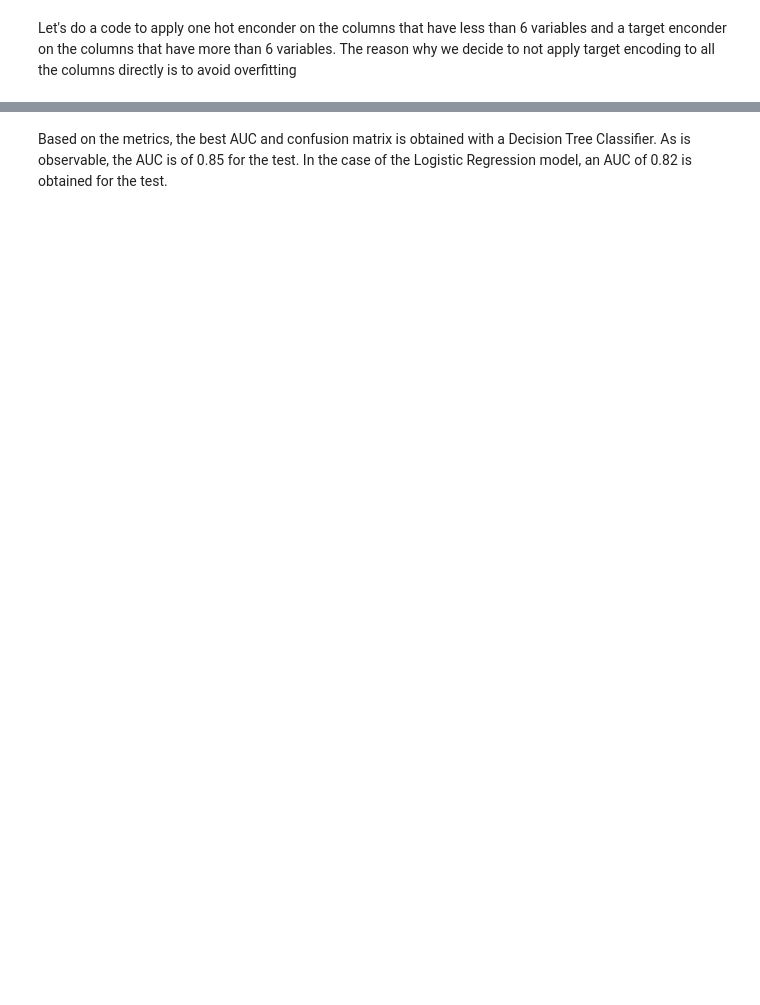
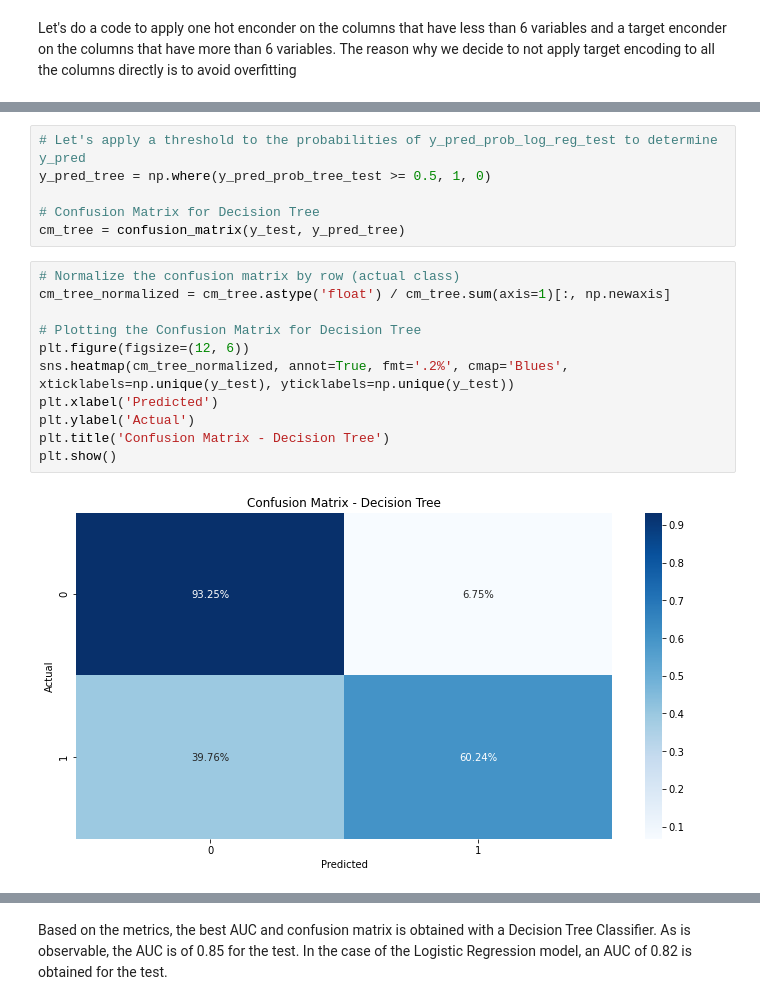
Before and after one commit to mbarriola96/Predicting_faulty_pumps, a Jupyter notebook: notebooks/04_primary_notebook.ipynb, the cells around one changed output, grey strips where cells are left out. Saved outputs shown, nothing was run; the diff lists cells and outputs as text; blank space fills up the shorter version.

```diff
--- a/notebooks/04_primary_notebook.ipynb
+++ b/notebooks/04_primary_notebook.ipynb
@@ -198,0 +833,19 @@ The confusion matrix indicates that the model has a high rate of false negatives
+# %%
+# Let's apply a threshold to the probabilities of y_pred_prob_log_reg_test to determine y_pred
+y_pred_tree = np.where(y_pred_prob_tree_test >= 0.5, 1, 0)
+
+# Confusion Matrix for Decision Tree
+cm_tree = confusion_matrix(y_test, y_pred_tree)
+# %%
+# Normalize the confusion matrix by row (actual class)
+cm_tree_normalized = cm_tree.astype('float') / cm_tree.sum(axis=1)[:, np.newaxis]
+
+# Plotting the Confusion Matrix for Decision Tree
+plt.figure(figsize=(12, 6))
+sns.heatmap(cm_tree_normalized, annot=True, fmt='.2%', cmap='Blues', xticklabels=np.unique(y_test), yticklabels=np.unique(y_test))
+plt.xlabel('Predicted')
+plt.ylabel('Actual')
+plt.title('Confusion Matrix - Decision Tree')
+plt.show()
+# %% [output]
+[figure, added]
```
Also changed, not shown: parts of 226 cells of this notebook, 6 other files.
